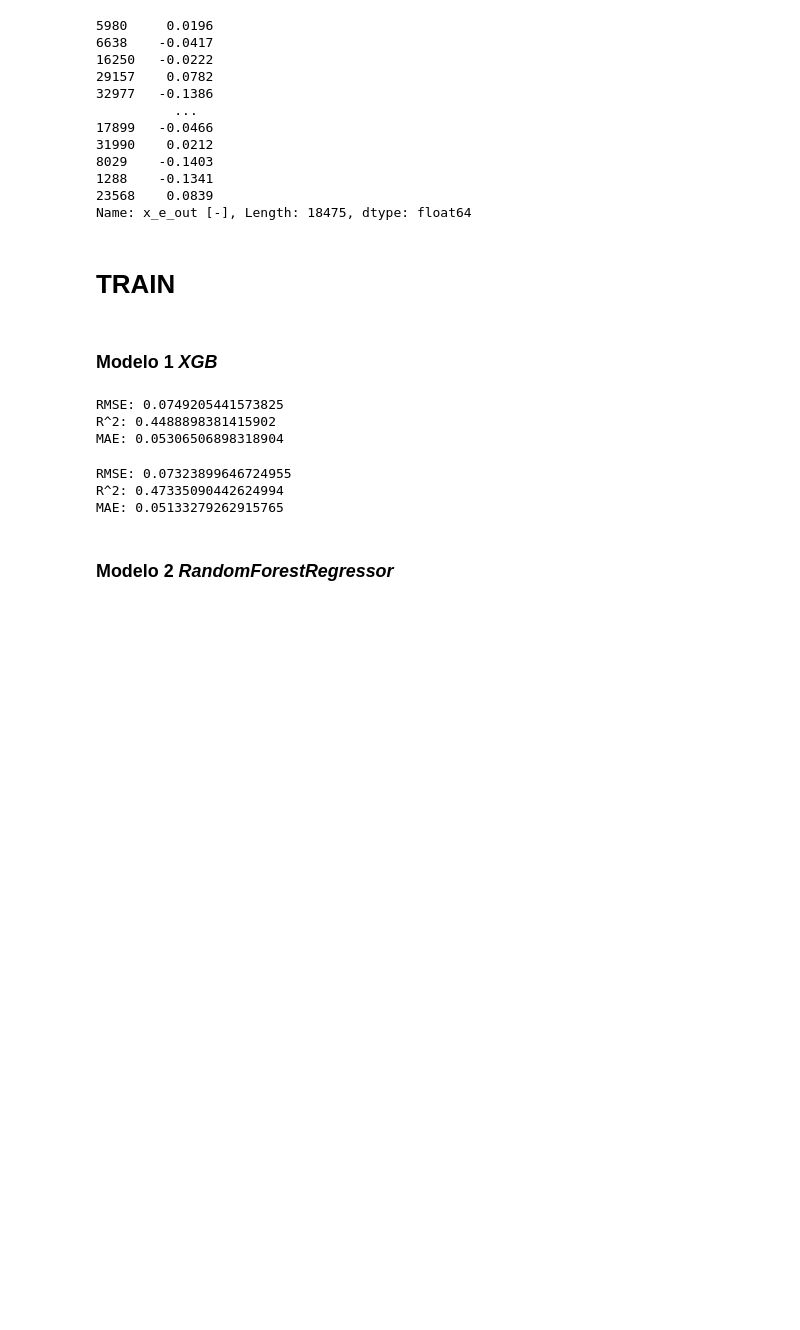
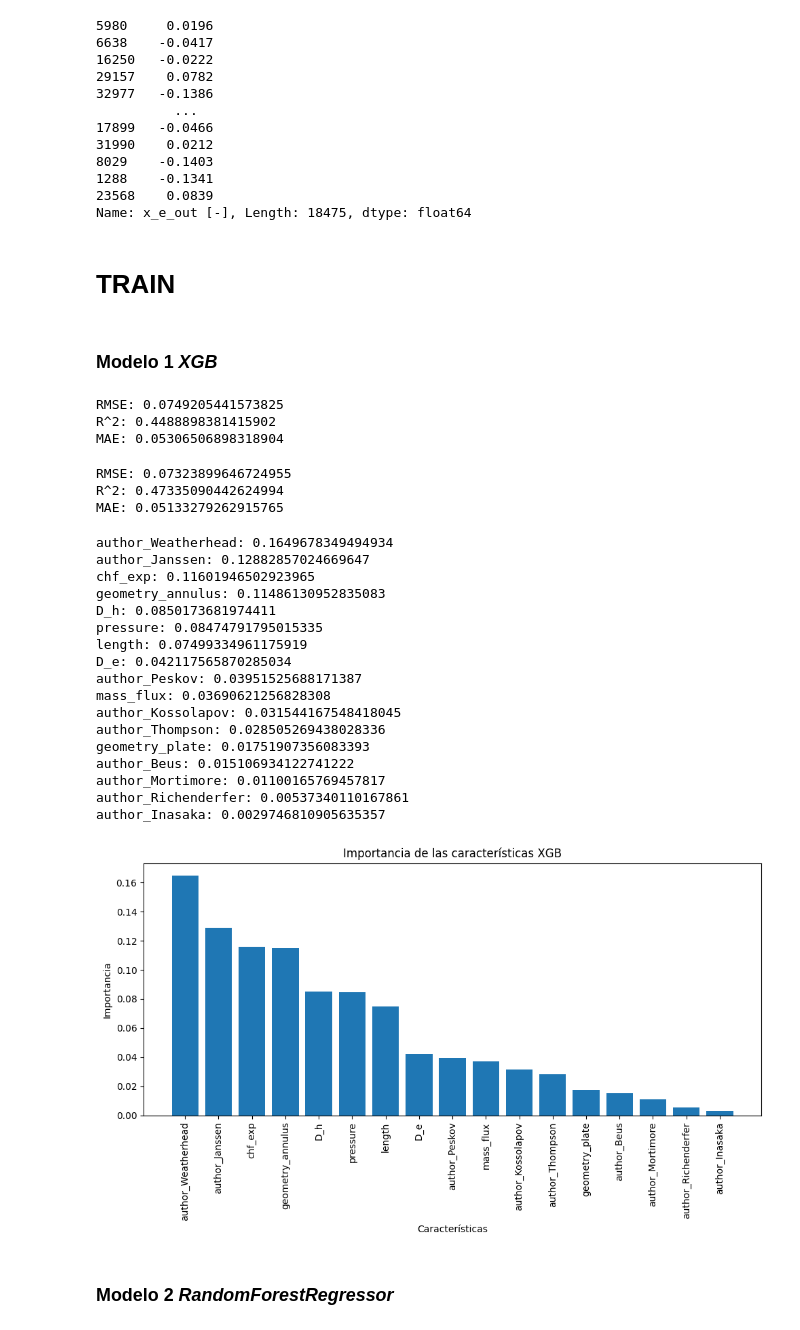
Before and after one commit to mgiljimenez/kaggle_Heat_Flux, a Jupyter notebook: src/models/modelo9.ipynb, the cells around one changed output. Saved outputs shown, nothing was run; the diff lists cells and outputs as text; code cells hidden in the pictures; blank space fills up the shorter version.

```diff
--- a/src/models/modelo9.ipynb
+++ b/src/models/modelo9.ipynb
@@ -316,6 +322,51 @@ print("MAE:", mae)
 RMSE: 0.07323899646724955
 R^2: 0.47335090442624994
 MAE: 0.05133279262915765
+# %%
+import numpy as np
+import matplotlib.pyplot as plt
+
+# Obtener la importancia de las características
+importances = model1.feature_importances_
+
+# Obtener los nombres de las características
+feature_names = X_train.columns
+
+# Ordenar las importancias de mayor a menor
+indices = np.argsort(importances)[::-1]
+
+# Mostrar las importancias de las características
+for i in range(len(importances)):
+    print(f"{feature_names[indices[i]]}: {importances[indices[i]]}")
+
+# Visualizar las importancias de las características en un gráfico de barras
+plt.figure(figsize=(10, 6))
+plt.title("Importancia de las características XGB")
+plt.bar(range(len(importances)), importances[indices], align="center")
+plt.xticks(range(len(importances)), feature_names[indices], rotation=90)
+plt.xlabel("Características")
+plt.ylabel("Importancia")
+plt.tight_layout()
+plt.show()
+# %% [output]
+author_Weatherhead: 0.1649678349494934
+author_Janssen: 0.12882857024669647
+chf_exp: 0.11601946502923965
+geometry_annulus: 0.11486130952835083
+D_h: 0.0850173681974411
+pressure: 0.08474791795015335
+length: 0.07499334961175919
+D_e: 0.042117565870285034
+author_Peskov: 0.03951525688171387
+mass_flux: 0.03690621256828308
+author_Kossolapov: 0.031544167548418045
+author_Thompson: 0.028505269438028336
+geometry_plate: 0.01751907356083393
+author_Beus: 0.015106934122741222
+author_Mortimore: 0.01100165769457817
+author_Richenderfer: 0.00537340110167861
+author_Inasaka: 0.0029746810905635357
+[figure, added]
 # %% [markdown]
 ### Modelo 2 _RandomForestRegressor_
 # %%
```
Also changed, not shown: parts of 8 cells of this notebook, 5 other files.
